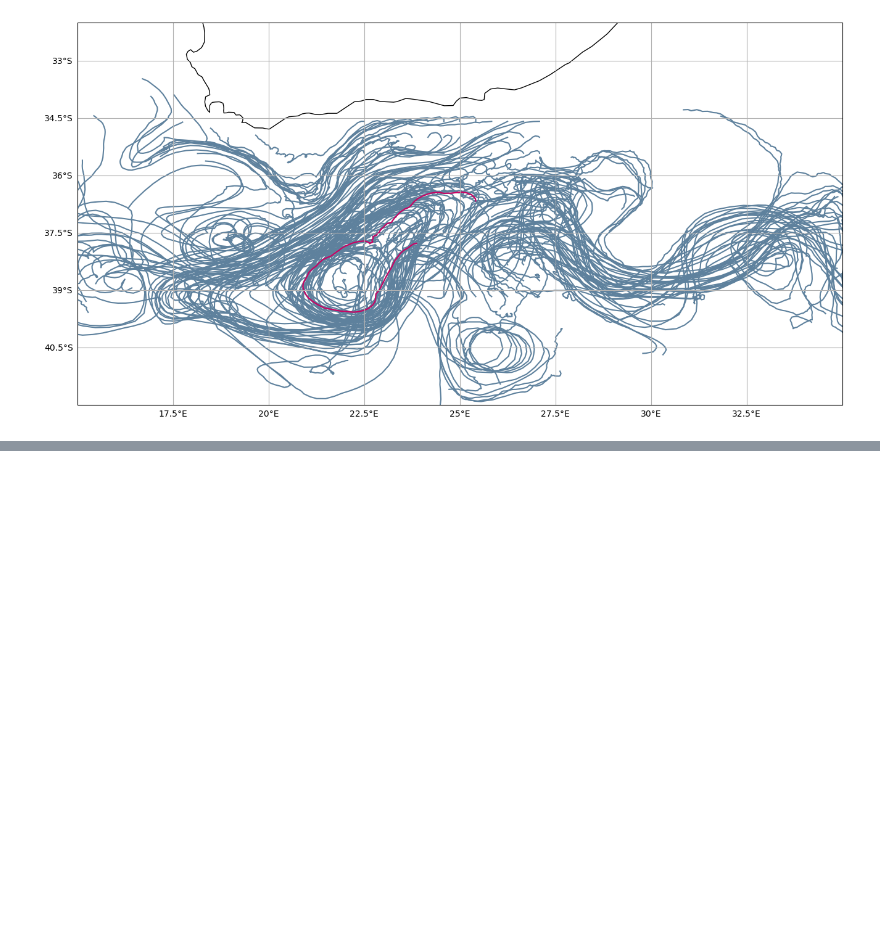
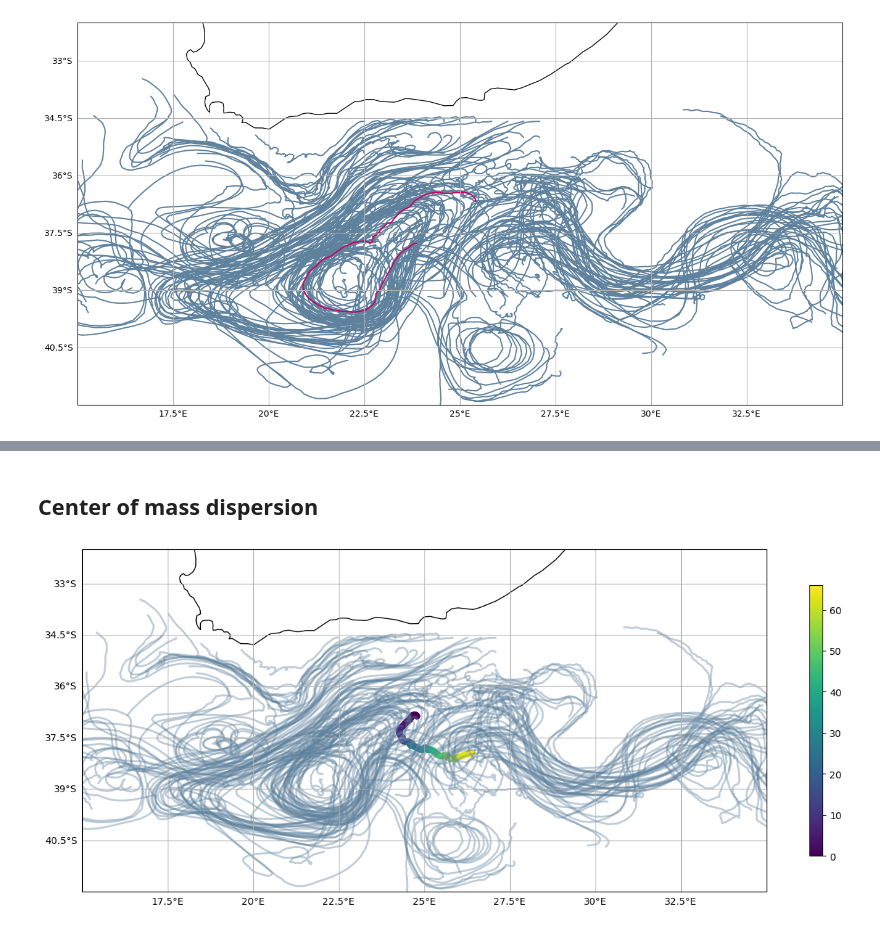
Before and after one commit to OceanParcels/Lagrangian_diags, a Jupyter notebook: docs/tutorials/flock_diagnostics.ipynb, the cells around one changed output, grey strips where cells are left out. Saved outputs shown, nothing was run; the diff lists cells and outputs as text; code cells hidden in the pictures; blank space fills up the shorter version.

```diff
--- a/docs/tutorials/flock_diagnostics.ipynb
+++ b/docs/tutorials/flock_diagnostics.ipynb
@@ -65,0 +194,2 @@ plt.show();
+# %% [markdown]
+## Center of mass dispersion
@@ -65,0 +243,22 @@ plt.show();
+# %%
+D_lat, D_lon = center_of_mass_spread(lon.data, lat.data, M_x=dispx, M_y=dispy)
+# %%
+fig = plt.figure(figsize=(16,17)) #(17,5)
+ax1 = plt.subplot(111, projection=cartopy.crs.PlateCarree())
+
+ax1.coastlines(resolution='50m')
+ax1.plot(lon.data.T, lat.data.T, transform=cartopy.crs.PlateCarree(),
+         color='xkcd:greyish blue', alpha=0.4, linewidth=2)
+cc = ax1.scatter(a, b,
+                 transform=cartopy.crs.PlateCarree(), c=np.sqrt(D_lat**2 + D_lon**2))
+ax1.set_xlim([15, 35])
+ax1.set_ylim([-42, -32])
+gl = ax1.gridlines(crs=cartopy.crs.PlateCarree(), draw_labels=True)
+gl.top_labels = False
+gl.right_labels = False
+gl.xformatter = LONGITUDE_FORMATTER
+gl.yformatter = LATITUDE_FORMATTER
+plt.colorbar(cc, shrink=0.3)
+plt.show()
+# %% [output]
+[figure, added]
```
Also changed, not shown: parts of 13 cells of this notebook.
